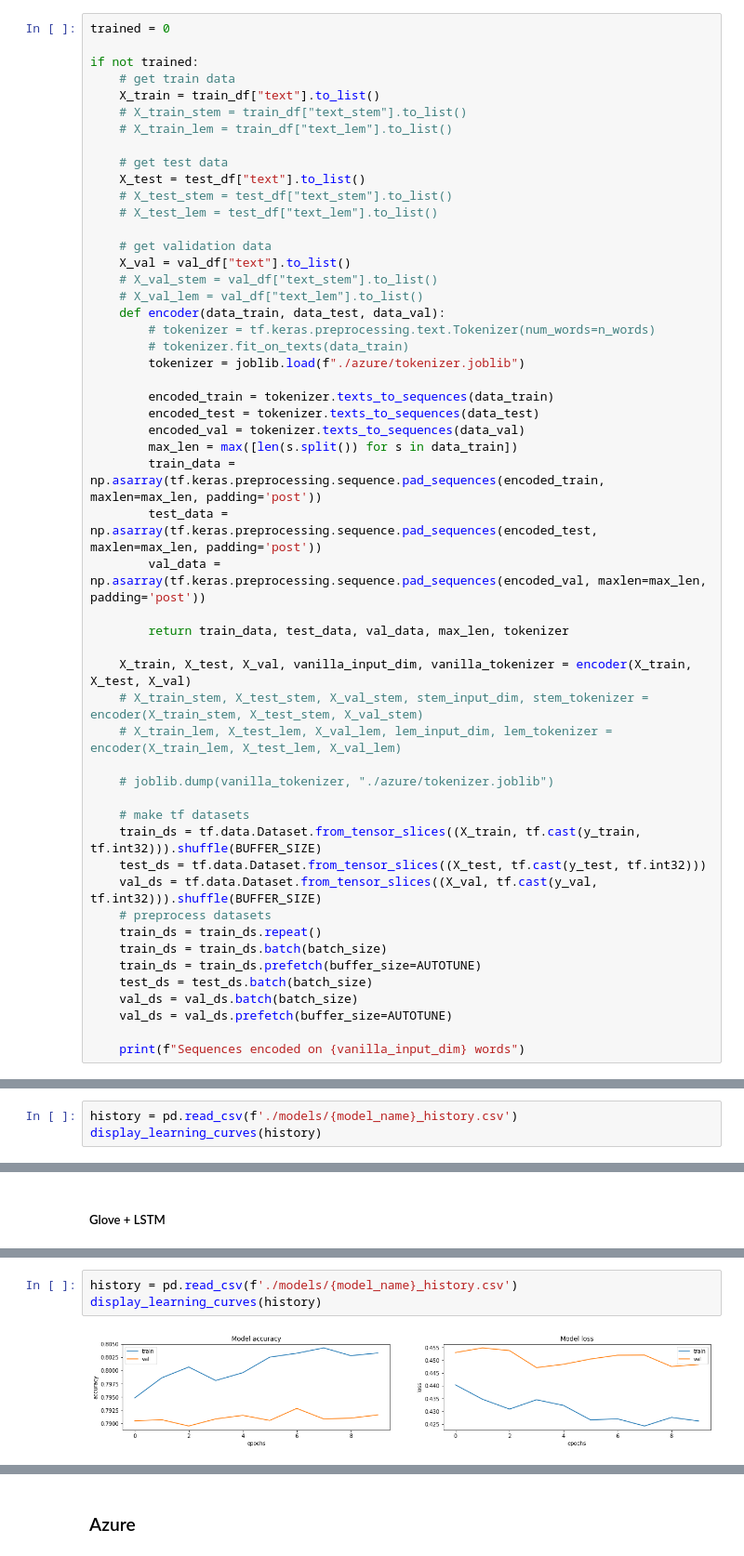
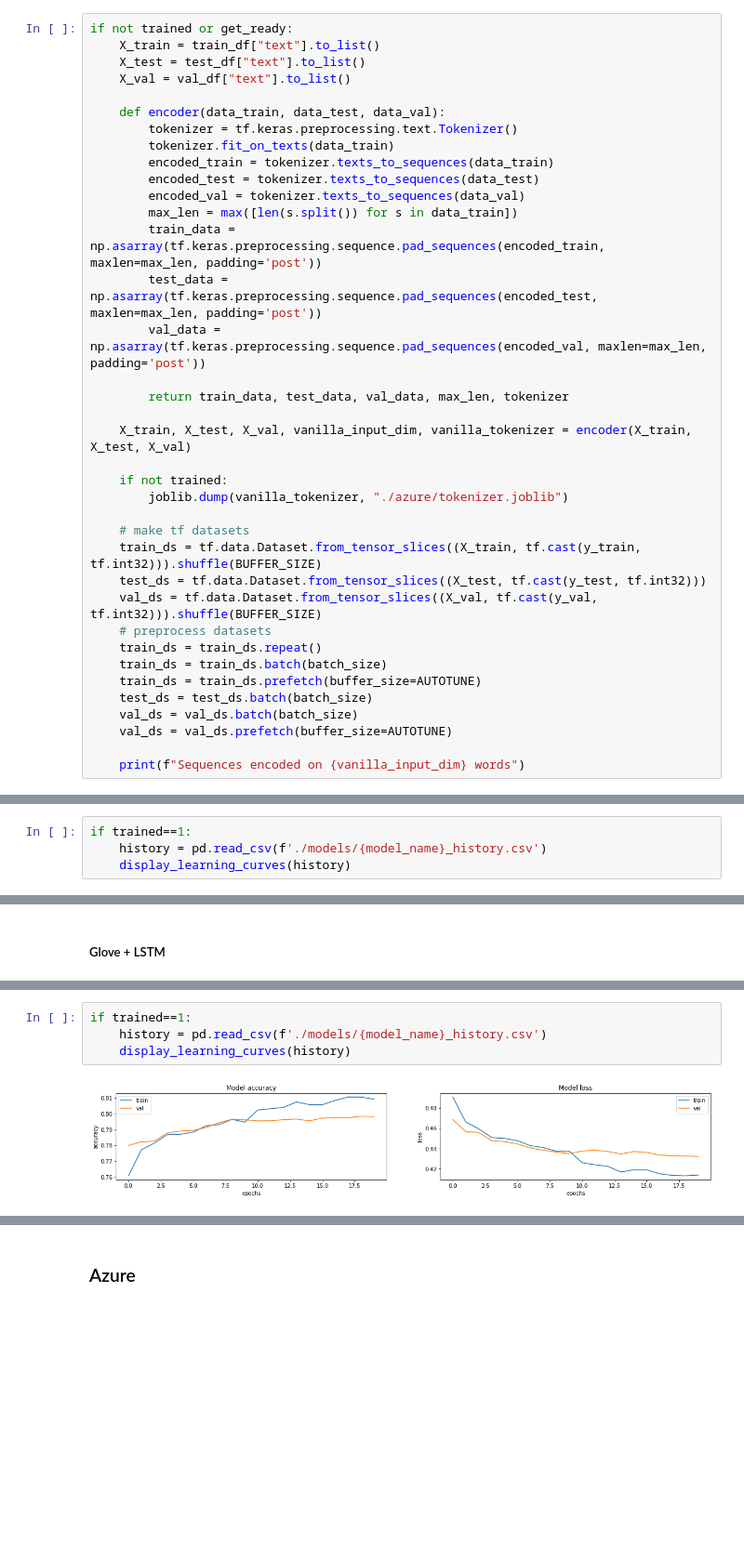
Before and after one commit to ThibaultDieudonne/Sentiment-Analysis, a Jupyter notebook: n.ipynb, the cells around one changed output, grey strips where cells are left out. Shown at 93% size. Saved outputs shown, nothing was run; the diff lists cells and outputs as text; blank space fills up the shorter version.

Commit message:
updated preprocessing, ran all models, implemented word2vec lstm model

```diff
--- a/n.ipynb
+++ b/n.ipynb
@@ -507,26 +486,12 @@ sns.histplot(data=train_df["target"])
 # %%
-trained = 0
+if not trained or get_ready:
+    X_train = train_df["text"].to_list()
+    X_test = test_df["text"].to_list()
+    X_val = val_df["text"].to_list()
 
-if not trained:
-    # get train data
-    X_train = train_df["text"].to_list()
-    # X_train_stem = train_df["text_stem"].to_list()
-    # X_train_lem = train_df["text_lem"].to_list()
-
-    # get test data
-    X_test = test_df["text"].to_list()
-    # X_test_stem = test_df["text_stem"].to_list()
-    # X_test_lem = test_df["text_lem"].to_list()
-
-    # get validation data
-    X_val = val_df["text"].to_list()
-    # X_val_stem = val_df["text_stem"].to_list()
-    # X_val_lem = val_df["text_lem"].to_list()
     def encoder(data_train, data_test, data_val):
-        # tokenizer = tf.keras.preprocessing.text.Tokenizer(num_words=n_words)
-        # tokenizer.fit_on_texts(data_train)
-        tokenizer = joblib.load(f"./azure/tokenizer.joblib")
-
+        tokenizer = tf.keras.preprocessing.text.Tokenizer()
+        tokenizer.fit_on_texts(data_train)
         encoded_train = tokenizer.texts_to_sequences(data_train)
         encoded_test = tokenizer.texts_to_sequences(data_test)
         encoded_val = tokenizer.texts_to_sequences(data_val)
@@ -538,10 +503,9 @@ if not trained:
         return train_data, test_data, val_data, max_len, tokenizer
 
     X_train, X_test, X_val, vanilla_input_dim, vanilla_tokenizer = encoder(X_train, X_test, X_val)
-    # X_train_stem, X_test_stem, X_val_stem, stem_input_dim, stem_tokenizer = encoder(X_train_stem, X_test_stem, X_val_stem)
-    # X_train_lem, X_test_lem, X_val_lem, lem_input_dim, lem_tokenizer = encoder(X_train_lem, X_test_lem, X_val_lem)
 
-    # joblib.dump(vanilla_tokenizer, "./azure/tokenizer.joblib")
+    if not trained:
+        joblib.dump(vanilla_tokenizer, "./azure/tokenizer.joblib")
 
     # make tf datasets
     train_ds = tf.data.Dataset.from_tensor_slices((X_train, tf.cast(y_train, tf.int32))).shuffle(BUFFER_SIZE)
@@ -632,4 +570,5 @@ Epoch 10/10
 # %%
-history = pd.read_csv(f'./models/{model_name}_history.csv')
-display_learning_curves(history)
+if trained==1:
+    history = pd.read_csv(f'./models/{model_name}_history.csv')
+    display_learning_curves(history)
 # %% [output]
@@ -683,5 +624,6 @@ Epoch 10/10
 # %%
-history = pd.read_csv(f'./models/{model_name}_history.csv')
-display_learning_curves(history)
+if trained==1:
+    history = pd.read_csv(f'./models/{model_name}_history.csv')
+    display_learning_curves(history)
 # %% [output]
-[figure, old version]
+[figure, new version]
```
Also changed, not shown: parts of 61 cells of this notebook, 13 other files.
